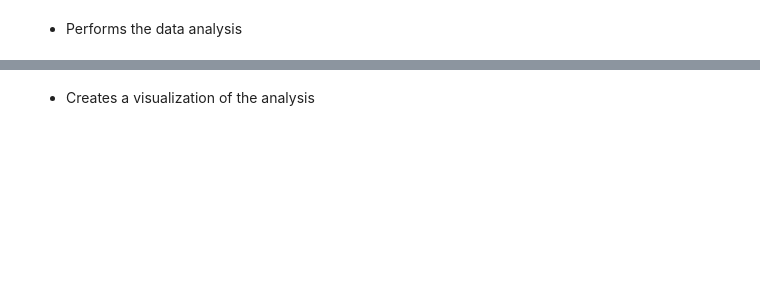
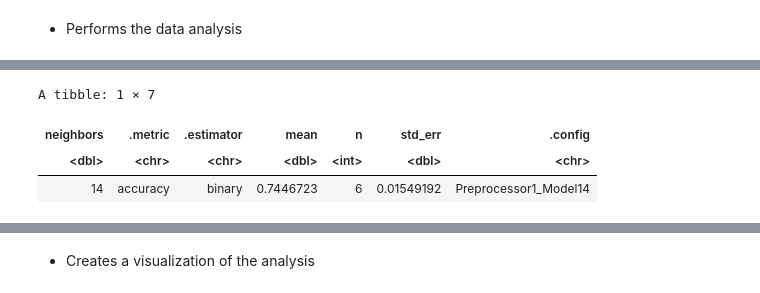
Before and after one commit to stevenlu0830/dsci-100-2024-s1-project, a Jupyter notebook: Project Report.ipynb, the cells around one changed output, grey strips where cells are left out. Cells and saved outputs as stored; diff of their text form; code cells hidden in the pictures; blank space fills up the shorter version.

```diff
--- a/Project Report.ipynb
+++ b/Project Report.ipynb
@@ -211,0 +222,37 @@ hungarian_thalachplot
+# %%
+set.seed(1234)
+
+hungarian_split <- initial_split(hungarian, prop = 0.75, strata = num)
+hungarian_train <- training(hungarian_split)
+hungarian_test <- testing(hungarian_split)
+
+set.seed(2024)
+
+knn_spec <- nearest_neighbor(weight_func = "optimal", neighbors = tune()) |>
+            set_engine("kknn") |>
+            set_mode("classification")
+
+hungarian_recipe <- recipe(num ~ age + trestbps + thalach, data = hungarian_train) |>
+                    step_scale(all_predictors()) |>
+                    step_center(all_predictors())
+
+hungarian_fold <- vfold_cv(data = hungarian_train, v = 6, strata = num)
+
+gridvals <- tibble(neighbors = seq(from = 1, to = 50, by = 1))
+
+training_workflow <- workflow() |>
+                     add_recipe(hungarian_recipe) |>
+                     add_model(knn_spec) |>
+                     tune_grid(resamples = hungarian_fold, grid = gridvals)
+
+hungarian_findk <- training_workflow |>
+                   collect_metrics() |>
+                   filter(.metric == "accuracy") |>
+                   filter(mean == max(mean))
+
+hungarian_findk
+# %% [output]
+A tibble: 1 × 7
+| neighbors | .metric | .estimator | mean | n | std_err | .config |
+| <dbl> | <chr> | <chr> | <dbl> | <int> | <dbl> | <chr> |
+| 14 | accuracy | binary | 0.7446723 | 6 | 0.01549192 | Preprocessor1_Model14 |
```
Also changed, not shown: parts of 10 cells of this notebook.
